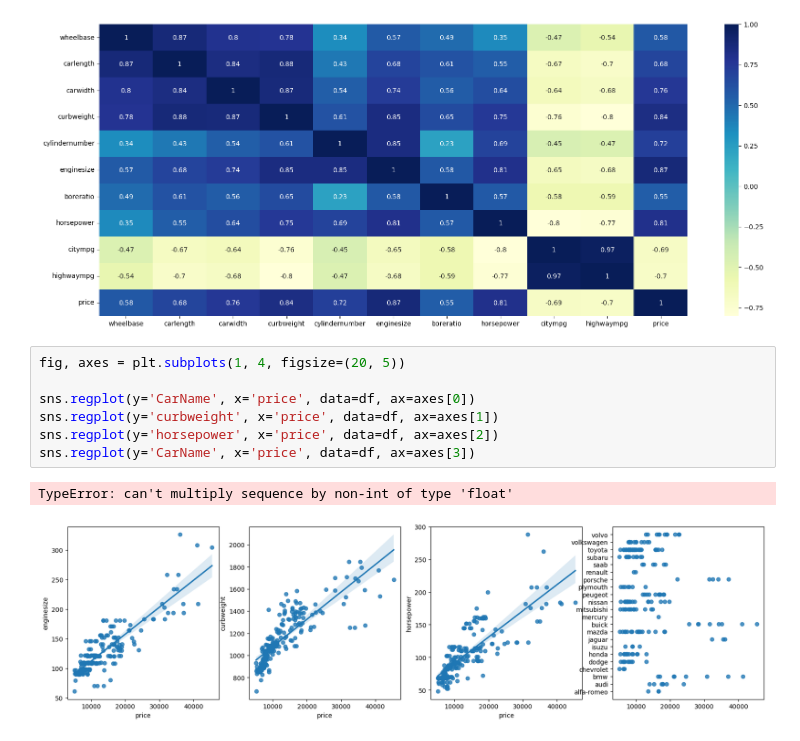
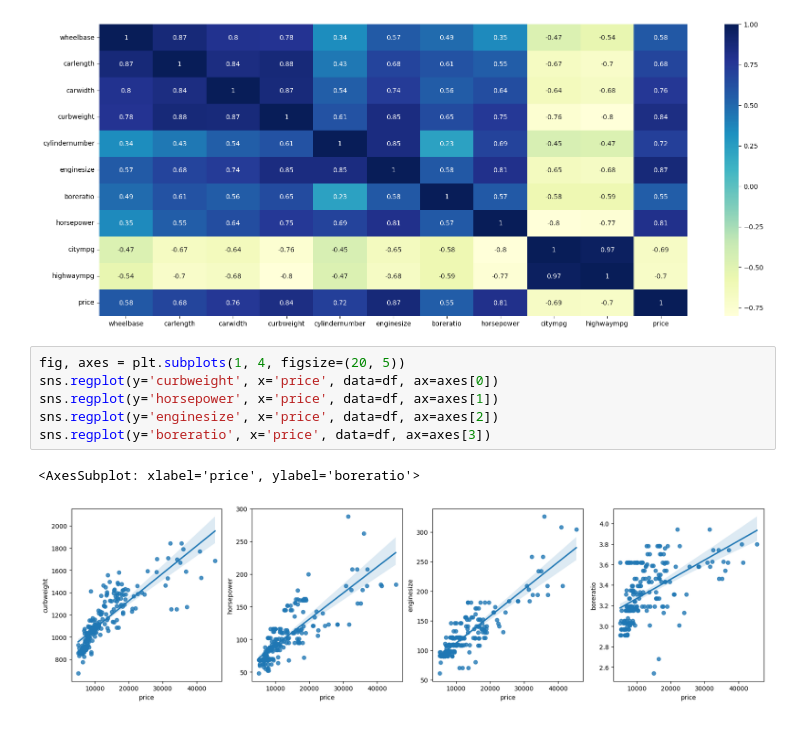
Before and after one commit to ForskyOnly/car_price_prediction, a Jupyter notebook: data_anlyse.ipynb, the cells around one changed output. Drawn from its saved outputs; the diff is of its cells as text.

Commit message:
graphiques ok

```diff
--- a/data_anlyse.ipynb
+++ b/data_anlyse.ipynb
@@ -54,12 +52,11 @@ plt.show()
 [figure]
 # %%
 fig, axes = plt.subplots(1, 4, figsize=(20, 5))
-
-sns.regplot(y='CarName', x='price', data=df, ax=axes[0])
-sns.regplot(y='curbweight', x='price', data=df, ax=axes[1])
-sns.regplot(y='horsepower', x='price', data=df, ax=axes[2])
-sns.regplot(y='CarName', x='price', data=df, ax=axes[3])
+sns.regplot(y='curbweight', x='price', data=df, ax=axes[0])
+sns.regplot(y='horsepower', x='price', data=df, ax=axes[1])
+sns.regplot(y='enginesize', x='price', data=df, ax=axes[2])
+sns.regplot(y='boreratio', x='price', data=df, ax=axes[3])
 # %% [output]
-TypeError: can't multiply sequence by non-int of type 'float'
+<AxesSubplot: xlabel='price', ylabel='boreratio'>
-[figure, old version]
+[figure, new version]
 # %%
```
Also changed, not shown: parts of 5 cells of this notebook.
